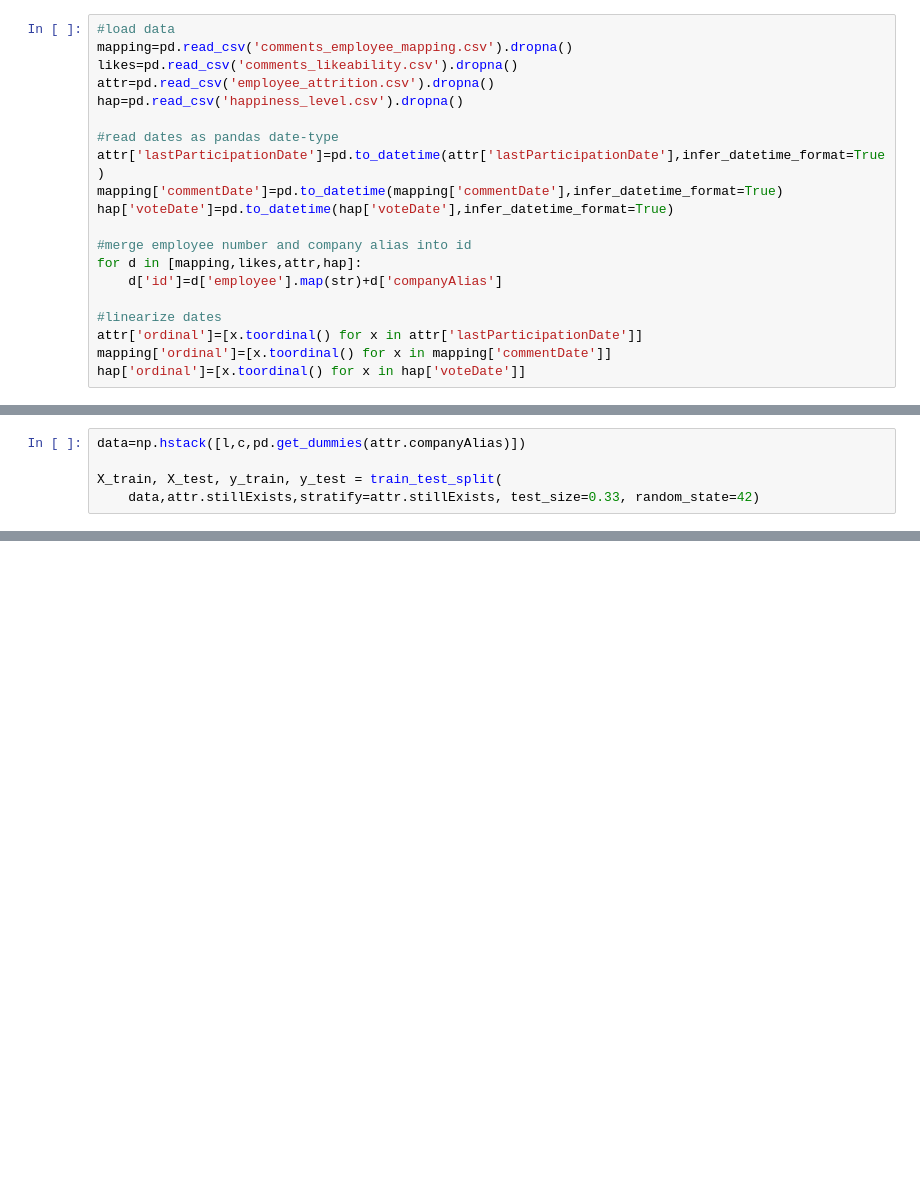
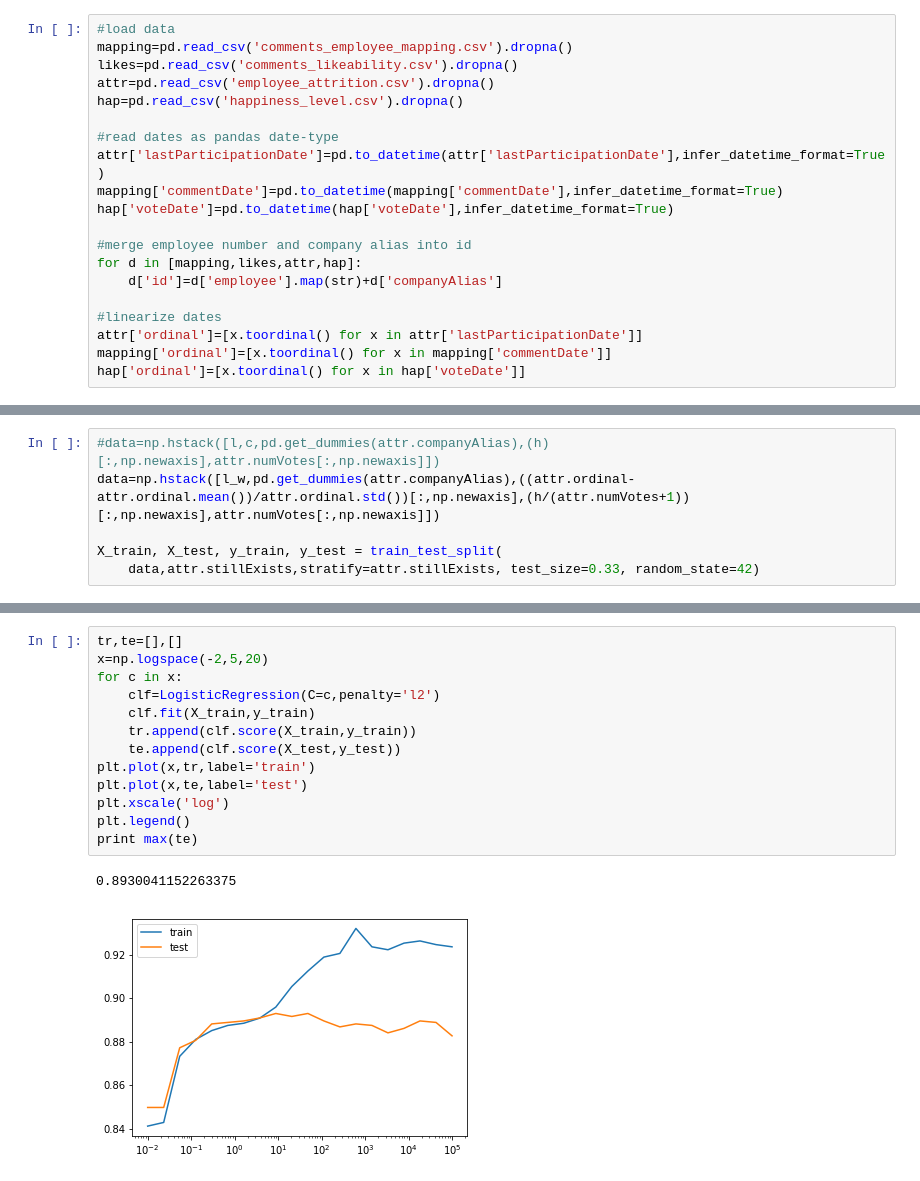
Before and after one commit to divyakraman/DataAnalyticsProject_MS4110, a Jupyter notebook: Models.ipynb, the cells around one changed output, grey strips where cells are left out. Saved outputs shown, nothing was run; the diff lists cells and outputs as text; blank space fills up the shorter version.

Commit message:
models and pipeline commit
pipeline contains code for taking data as input

```diff
--- a/Models.ipynb
+++ b/Models.ipynb
@@ -35,5 +54,6 @@ c=np.load('comment_matrix_sparse_arranged.npy')[0].todense()
 # %%
-data=np.hstack([l,c,pd.get_dummies(attr.companyAlias)])
+#data=np.hstack([l,c,pd.get_dummies(attr.companyAlias),(h)[:,np.newaxis],attr.numVotes[:,np.newaxis]])
+data=np.hstack([l_w,pd.get_dummies(attr.companyAlias),((attr.ordinal-attr.ordinal.mean())/attr.ordinal.std())[:,np.newaxis],(h/(attr.numVotes+1))[:,np.newaxis],attr.numVotes[:,np.newaxis]])
 
 X_train, X_test, y_train, y_test = train_test_split(
     data,attr.stillExists,stratify=attr.stillExists, test_size=0.33, random_state=42)
@@ -45,0 +90,16 @@ X_test=pca.transform(X_test)
+# %%
+tr,te=[],[]
+x=np.logspace(-2,5,20)
+for c in x:
+    clf=LogisticRegression(C=c,penalty='l2')
+    clf.fit(X_train,y_train)
+    tr.append(clf.score(X_train,y_train))
+    te.append(clf.score(X_test,y_test))
+plt.plot(x,tr,label='train')
+plt.plot(x,te,label='test')
+plt.xscale('log')
+plt.legend()
+print max(te)
+# %% [output]
+0.8930041152263375
+[figure, added]
```
Also changed, not shown: parts of 21 cells of this notebook, 1 other file.
